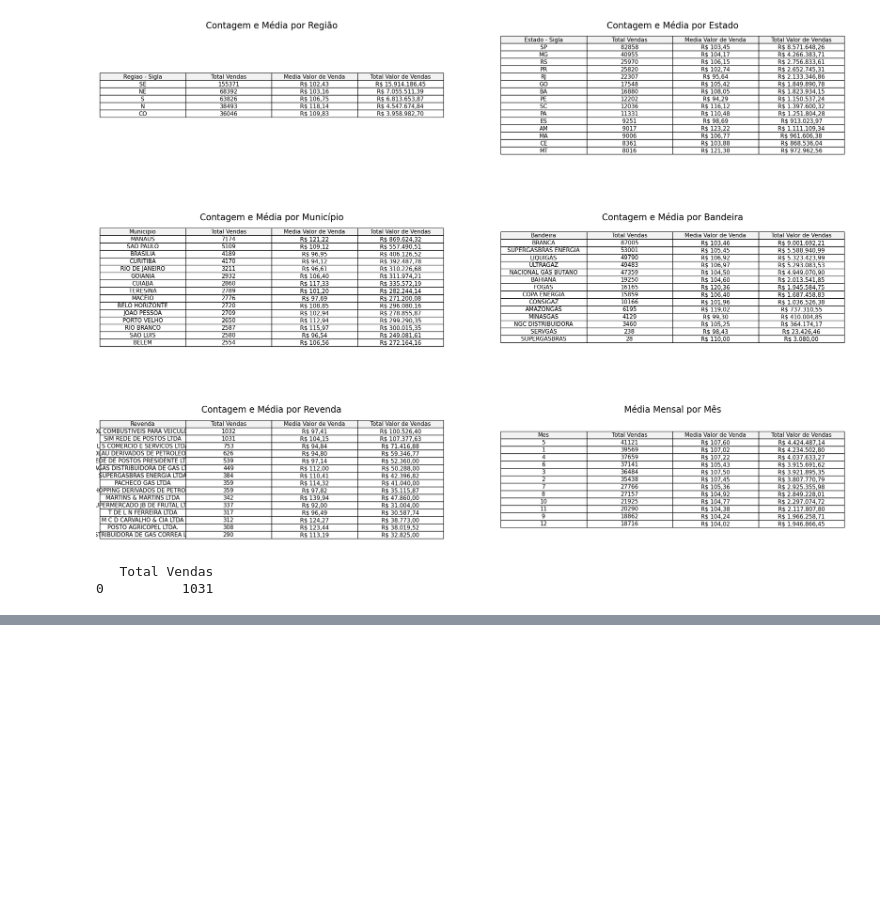
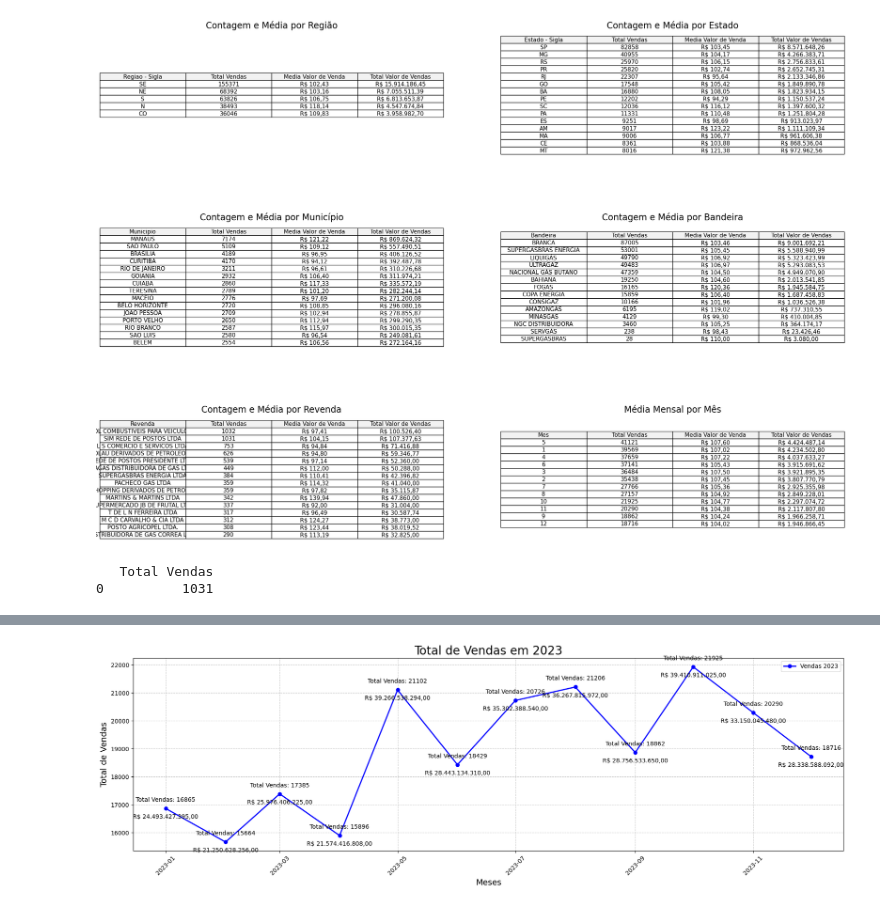
Before and after one commit to KoreTane/Analise-GLP, a Jupyter notebook: AnálisePreçoGLP.ipynb, the cells around one changed output, grey strips where cells are left out. Cells and saved outputs as stored; diff of their text form; code cells hidden in the pictures; blank space fills up the shorter version.

```diff
--- a/AnálisePreçoGLP.ipynb
+++ b/AnálisePreçoGLP.ipynb
@@ -105,4 +106,17 @@ root
 |    min|ABADIA DE GOIÁS|ADAMANTINA|AGRESTE ALAGOANO|     ACRE|                 1|                1|ALDEIA INDÍGENA|                 1|-73.4976133363757|  -33.7375398485758|  0.0|
 |    max|           ÓLEO|    ÓBIDOS|    ZONA DA MATA|TOCANTINS|                 6|              125|           VILA|             ÓRFÃO|-32.4351863280529|   5.22007072643334|  NaN|
 +-------+---------------+----------+----------------+---------+------------------+-----------------+---------------+------------------+-----------------+-------------------+-----+
+# %%
+# TRATAMENTO DOS DADOS
+# Completar valores nulos na coluna 'Complemento'
+union_df['Complemento'].fillna('Não Informado', inplace=True)
+
+# Remover as colunas especificadas que não fazem sentido para o modelo
+colunas_a_remover = ['Valor de Compra', 'Produto', 'Unidade de Medida', 'CNPJ da Revenda']
+union_df.drop(columns=colunas_a_remover, inplace=True)
+
+# Remover linhas onde "Valor de Venda" está em branco ou nulo
+union_df = union_df.filter(col("Valor de Venda").isNotNull() & (col("Valor de Venda") != ""))
+# Convertendo a coluna 'Data da Coleta' para o tipo de data
+union_df = union_df.withColumn("Data da Coleta", to_date(union_df["Data da Coleta"], "dd/MM/yyyy"))
 # %%
@@ -237,3 +246,70 @@ mapa
 #union_df.coalesce(1).write.option("header", "true").csv(output_path)
 
 #print(f"DataFrame exportado com sucesso para {output_path}")
+# %%
+import matplotlib.pyplot as plt
+import pandas as pd
+
+# Função para formatar valores monetários
+def formatar_valor(valor):
+    return f"R$ {valor:,.2f}".replace(',', 'X').replace('.', ',').replace('X', '.')
+
+# Função para criar gráfico de vendas em linha com rótulos
+def plot_vendas_linha(vendas_pd, ano):
+    x = vendas_pd['Data']
+    y = vendas_pd['Total_Vendas']
+    valor_venda = vendas_pd['Valor_Venda']  # Coluna correta
+
+    plt.figure(figsize=(18, 6))
+
+    # Gráfico de linha
+    plt.plot(x, y, marker='o', label=f'Vendas {ano}', color='blue', linewidth=2)
+    plt.title(f'Total de Vendas em {ano}', fontsize=20)
+    plt.xlabel('Meses', fontsize=14)
+    plt.ylabel('Total de Vendas', fontsize=14)
+
+    # Formatar o eixo x para mostrar apenas os meses
+    plt.xticks(rotation=45)
+
+    # Adicionando grid
+    plt.grid(True, linestyle='--', alpha=0.7)
+
+    # Adicionar rótulos com o número total de vendas e valor total formatado
+    for i in range(len(y)):
+        total_valor = y[i] * valor_venda[i]  # Cálculo do valor total
+
+        # Ajuste dinâmico da posição dos rótulos para evitar sobreposição
+        offset = 0.009 * max(y)  # Reduzindo a altura do deslocamento
+
+        # Rótulo com o número de vendas
+        plt.text(x[i], y[i] + offset, f'Total Vendas: {y[i]}', ha='center', va='bottom')
+
+        # Rótulo com o valor total formatado
+        plt.text(x[i], y[i] - offset, formatar_valor(total_valor), ha='center', va='top')
+
+    # Ajustes finais
+    plt.legend()
+    plt.tight_layout()
+    plt.show()
+
+# Filtrar e agrupar dados para 2023
+vendas_2023 = union_df.filter(union_df['Ano'] == 2023).groupBy('Mes').agg(
+    F.count('id_venda').alias('Total_Vendas'),
+    F.sum('Valor de Venda').alias('Valor_Venda')
+).orderBy('Mes')
+vendas_2023_pd = vendas_2023.toPandas()
+vendas_2023_pd['Data'] = pd.to_datetime(vendas_2023_pd['Mes'].astype(str) + '-01-2023')
+
+# Filtrar e agrupar dados para 2024
+vendas_2024 = union_df.filter(union_df['Ano'] == 2024).groupBy('Mes').agg(
+    F.count('id_venda').alias('Total_Vendas'),
+    F.sum('Valor de Venda').alias('Valor_Venda')
+).orderBy('Mes')
+vendas_2024_pd = vendas_2024.toPandas()
+vendas_2024_pd['Data'] = pd.to_datetime(vendas_2024_pd['Mes'].astype(str) + '-01-2024')
+
+# Plotar gráficos separados
+plot_vendas_linha(vendas_2023_pd, 2023)
+plot_vendas_linha(vendas_2024_pd, 2024)
+# %% [output]
+[figure, added]
```
Also changed, not shown: parts of 6 cells of this notebook.
